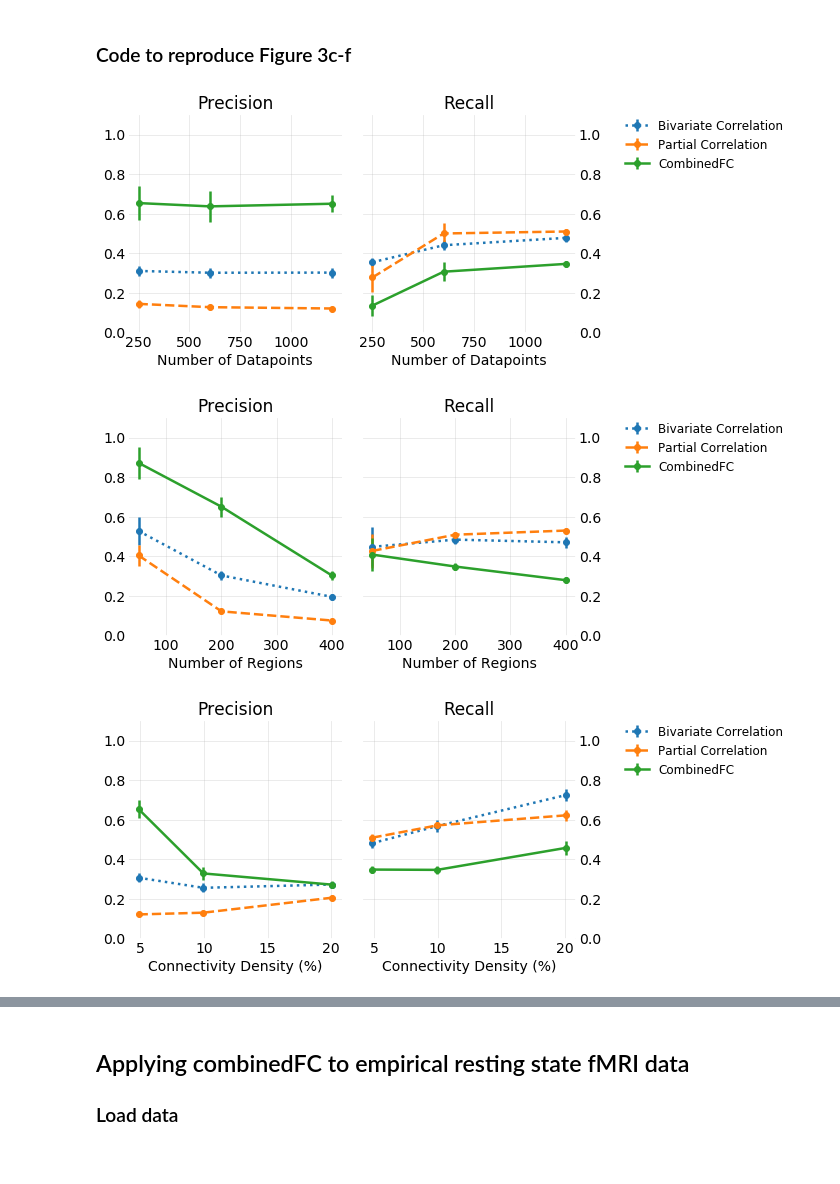
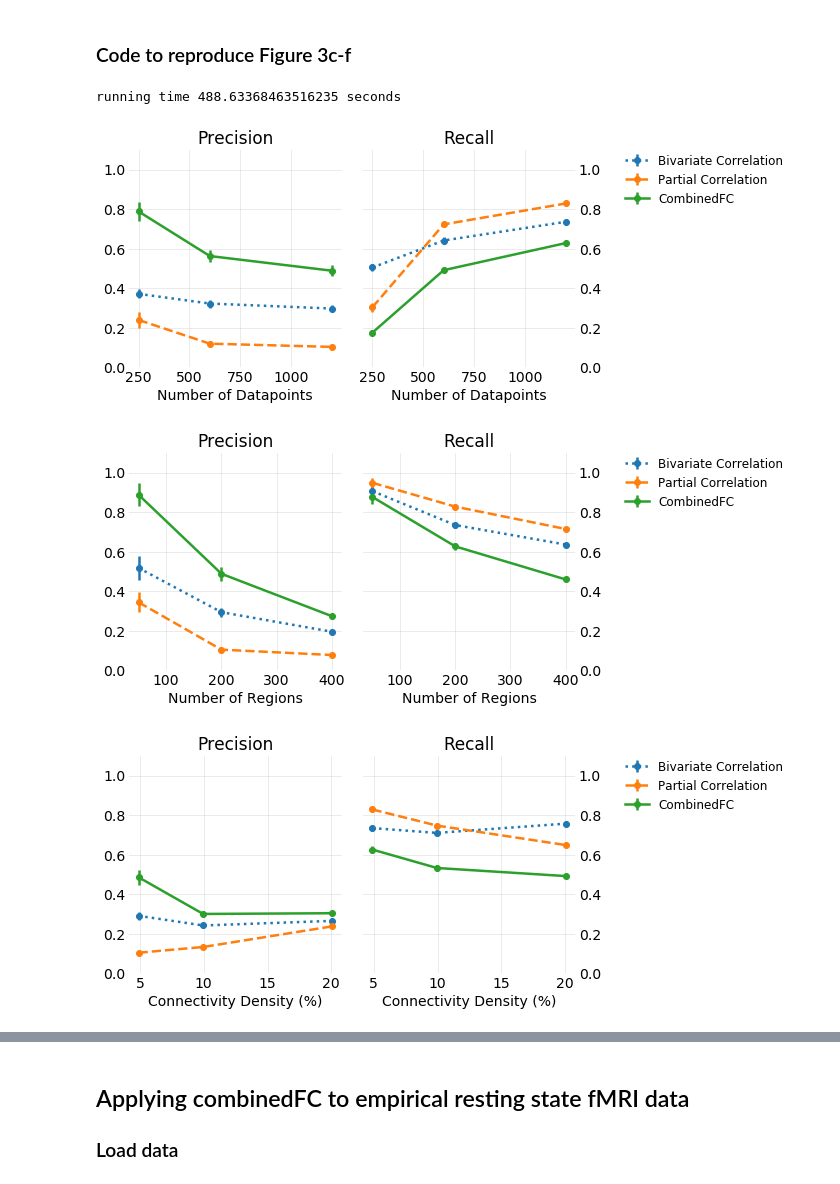
Before and after one commit to ColeLab/CombinedFC, a Jupyter notebook: Results_Notebook.ipynb, the cells around one changed output, grey strips where cells are left out. Cells and saved outputs as stored; diff of their text form; code cells hidden in the pictures.

```diff
--- a/Results_Notebook.ipynb
+++ b/Results_Notebook.ipynb
@@ -149,7 +167,7 @@ t = time.time()
 #Defined here, since they will also be used in the plots
 #the parameters defined as arrays (in []) are the ones analyzed
 
-#
+
 for i in range(4):
 
     #number of simulations
@@ -159,22 +177,26 @@ for i in range(4):
 
     #parameters to be analyzed at different values
     if i == 0:
+        case = 'NumberDatapoints'
         nNodes = [200]
         nDatapoints = [250,600,1200]  #the three values that will be analyzed
         edgeDensity='fixed'
         #significance level
         alphaSig = [0.01]
     elif i == 1:
+        case = 'NumberRegions'
         nNodes = [50,200,400]
         nDatapoints = [1200]
         edgeDensity='fixed'
         alphaSig = [0.01]
     elif i == 2:
+        case = 'ConnDensity'
         nNodes = [200]
         nDatapoints = [1200]
         edgeDensity='profile' #for the three connectivity density levels
         alphaSig = [0.01]
     elif i == 3:
+        case = 'AlphaCutoff'
         nNodes = [200]
         nDatapoints = [1200]
         edgeDensity='fixed'
@@ -182,11 +204,10 @@ for i in range(4):
         alphaSig = [0.001,0.01,0.05]
 
 
-
     dataType = 'pseudoEmpirical'
     #coefficients for the data
-    mean_coeff = 0.8
-    std_coeff = 1
+    min_coeff = -1
+    max_coeff = 1
     #define the conditional association method
     methodCondAsso = 'partialCorrelation'
     #if partial correlation define the method
@@ -204,8 +225,8 @@ for i in range(4):
                                                                                 nNodes = nNodes,
                                                                                 nDatapoints = nDatapoints,
                                                                                 edgeDensity = edgeDensity,
-                                                                                mean_coeff = mean_coeff,
-                                                                                std_coeff = std_coeff,
+                                                                                min_coeff = min_coeff,
+                                                                                max_coeff = max_coeff,
                                                                                 dataType = dataType,
                                                                                 methodCondAsso = methodCondAsso,
                                                                                 methodParcorr = methodParcorr,
@@ -215,9 +236,9 @@ for i in range(4):
                                                                                 equiv_bounds = equiv_bounds
                                                                                 )
 
-    #print(f'running time {time.time() - t} seconds')
 
-    #clear the error messages from ill-defined simulations that were tossed away
+
+    #clear the error messages from ill-defined simulations (if any) that were tossed away
     #TODO: catch the error messages from origin and not show it
     clear_output()
 
@@ -232,33 +253,49 @@ for i in range(4):
 
     for j in range(3):
         if j == 0:
             method = 'Bivariate Correlation'
             acc_results = Accuracy_Asso
             linestyle = 'dotted'
         elif j == 1:
             method = 'Partial Correlation'
             acc_results = Accuracy_condAsso
             linestyle = 'dashed'
         elif j == 2:
             method = 'CombinedFC'
             acc_results = Accuracy_combfc
             linestyle = 'solid'
 
         cfc.plotAvgPrecisionRecall(
                                    ax1 = ax1,
                                    ax2 = ax2,
                                    nEdges = nEdges,
                                    nNodes = nNodes,
                                    nDatapoints = nDatapoints,
                                    alphaSig = alphaSig,
                                    equiv_bounds = equiv_bounds,
                                    precision = acc_results[:,:,:,:,:,:,0],
                                    recall = acc_results[:,:,:,:,:,:,1],
                                    method = method,
                                    linestyle = linestyle,
                                    marker = 'o'
                                    )
+
+    ##activate the next lines if want to save the figures
+    ##remove the legends if necessary
+    #ax2.get_legend().remove()
+    ##define the name of the figure file
+    #if cfcEquivalenceTest == False:
+    #    combFCZeroCorr = 'nonSig'
+    #else:
+    #    combFCZeroCorr = 'EqTest'
+    #nameFig = f'resultsSimPlotsFinal/{case}_{repetitions}rep_{model}_{dataType}_{combFCZeroCorr}'
+    ##save the figure with the desired dpi
+    #plt.savefig(nameFig, dpi=300, bbox_inches='tight')
+
+
+print(f'running time {time.time() - t} seconds')
 # %% [output]
+running time 488.63368463516235 seconds
-[figure, old version]
+[figure, new version]
-[figure, old version]
+[figure, new version]
-[figure, old version]
+[figure, new version]
```
Also changed, not shown: parts of 3 cells of this notebook.
